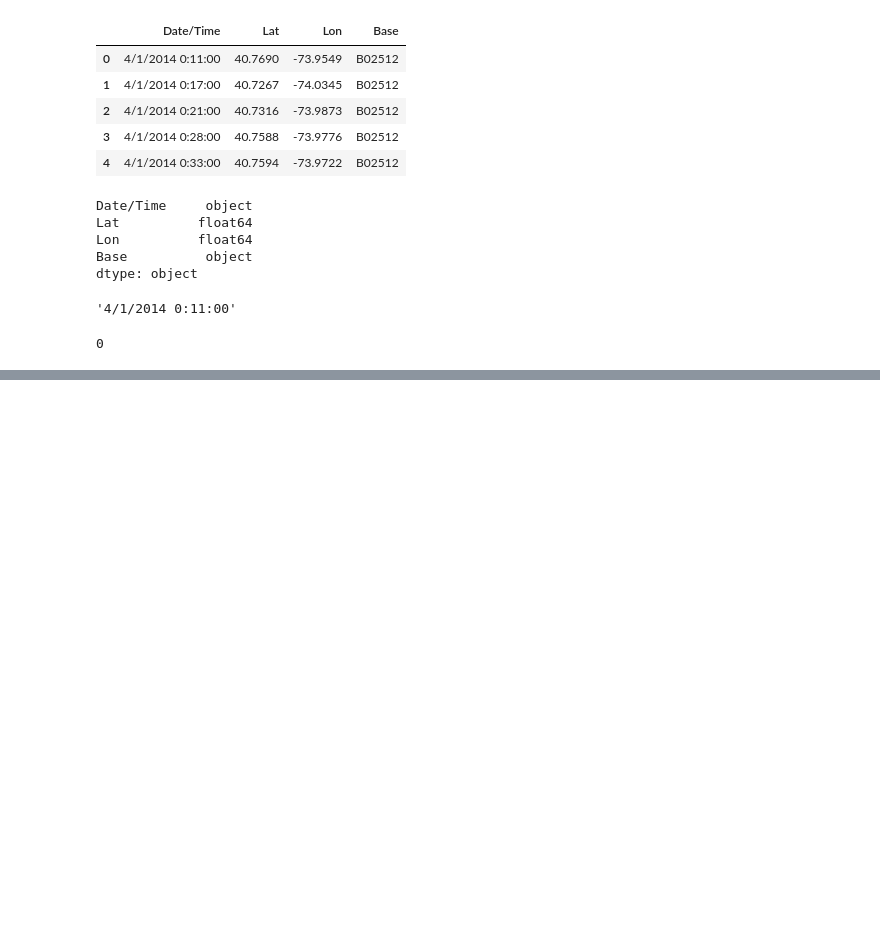
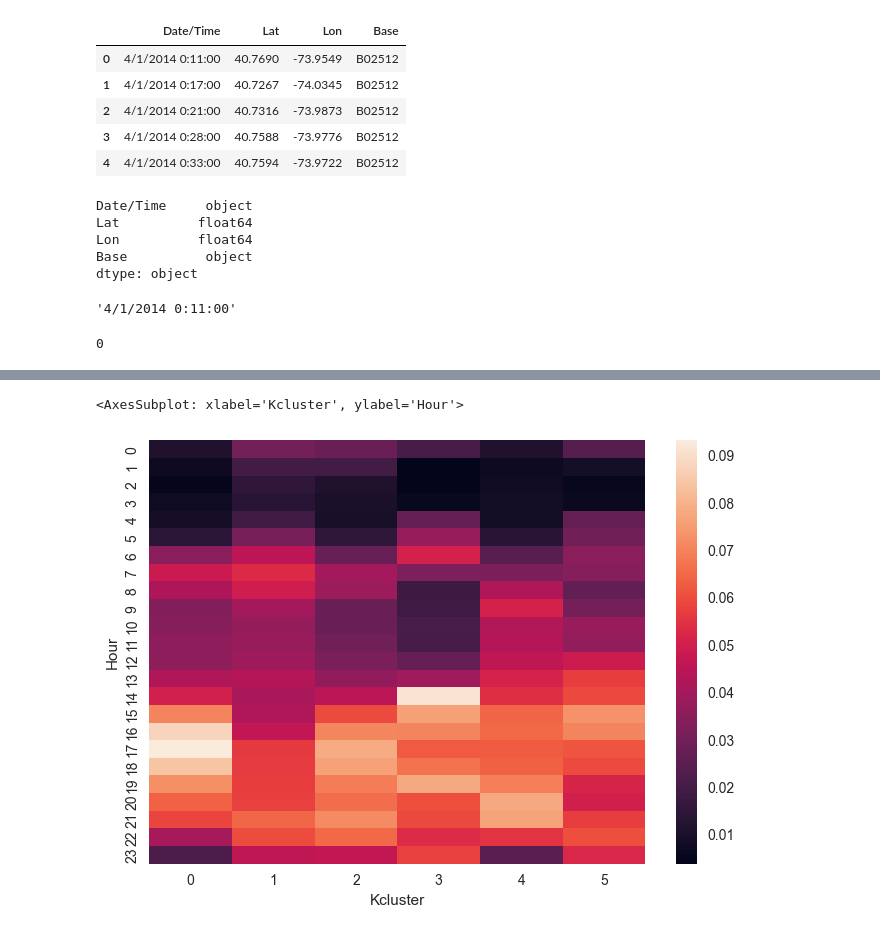
Before and after one commit to psyrgkan/DAFT_1022, a Jupyter notebook: module_3/Project_week_8/main.ipynb, the cells around one changed output, grey strips where cells are left out. Saved outputs shown, nothing was run; the diff lists cells and outputs as text; code cells hidden in the pictures; blank space fills up the shorter version.

```diff
--- a/module_3/Project_week_8/main.ipynb
+++ b/module_3/Project_week_8/main.ipynb
@@ -165,3 +168,8 @@ for point in centroids:
 map
 # %% [output]
 [interactive output not drawn]
+# %%
+sns.heatmap(pd.crosstab(apr.Hour, apr.Kcluster, normalize='columns'))
+# %% [output]
+<AxesSubplot: xlabel='Kcluster', ylabel='Hour'>
+[figure, added]
```
Also changed, not shown: parts of 28 cells of this notebook.
